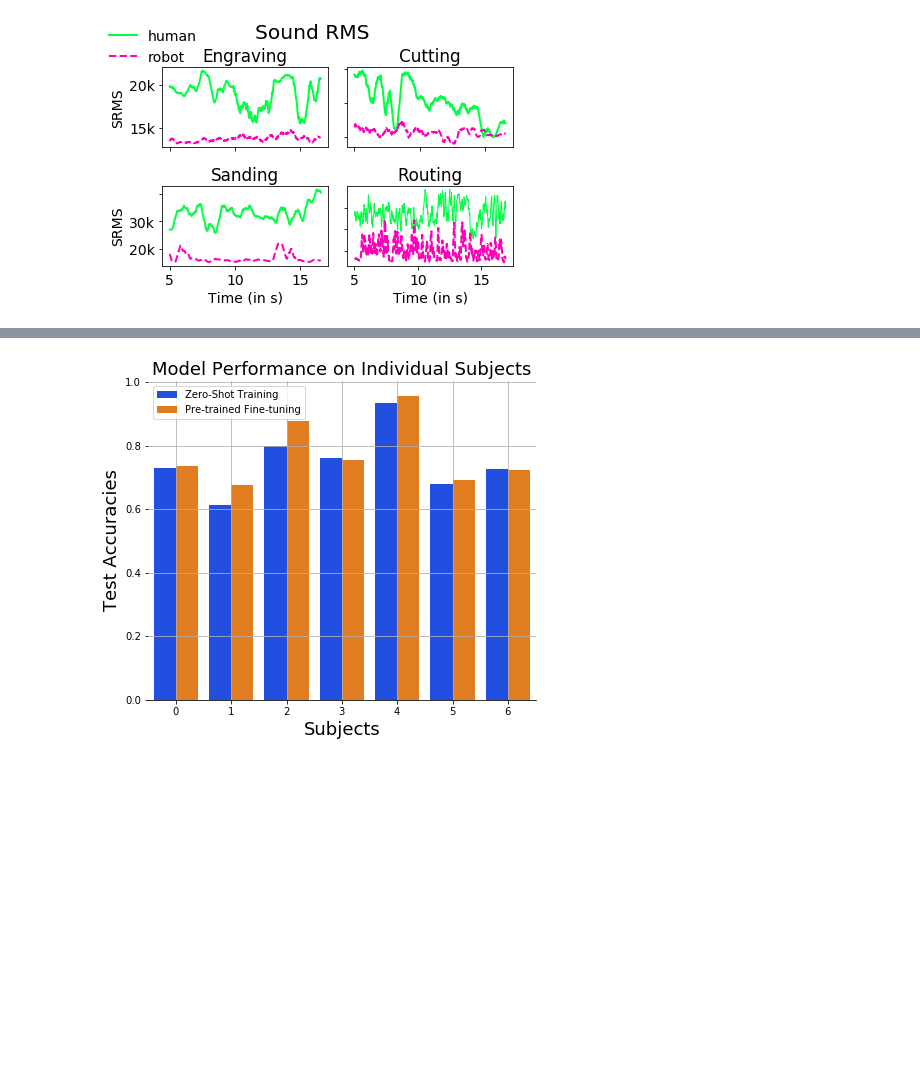
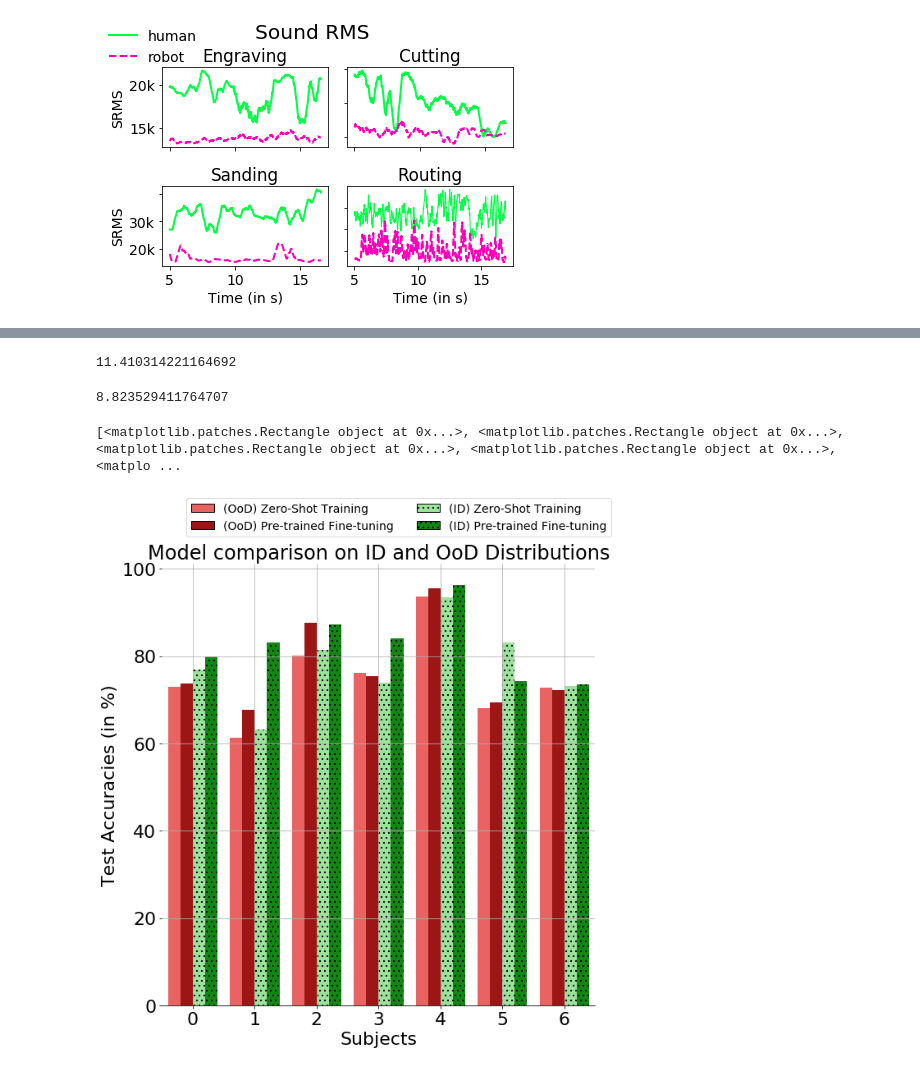
Before and after one commit to ss26/Smart-Tools, a Jupyter notebook: notebooks/plots.ipynb, the cells around one changed output, grey strips where cells are left out. Saved outputs shown, nothing was run; the diff lists cells and outputs as text; code cells hidden in the pictures; blank space fills up the shorter version.

```diff
--- a/notebooks/plots.ipynb
+++ b/notebooks/plots.ipynb
@@ -711,13 +761,0 @@ subjects_df
-# %%
-g = sns.catplot(
-    data=subjects_df, kind="bar",
-    x="subject", y="accuracy", hue="method", palette="bright", aspect=1.2, legend=False)
-g.despine(left=True)
-plt.xlabel("Subjects", fontsize=18)
-plt.ylabel("Test Accuracies", fontsize=18)
-plt.title("Model Performance on Individual Subjects", fontsize=18)
-plt.legend(loc='upper left')
-plt.grid()
-# g.legend.set_title("")
-# %% [output]
-[figure, removed]
@@ -723,0 +765,48 @@ plt.grid()
+# %%
+from statistics import mean
+
+(percent_improved(72,80)+ percent_improved(61,83)+percent_improved(80,87)+percent_improved(76,84)+percent_improved(93,96)+percent_improved(68,74)+percent_improved(73,74))/7
+# %% [output]
+11.410314221164692
+# %%
+percent_improved(68,74)
+# %% [output]
+8.823529411764707
+# %%
+# fig, ax = plt.subplots()
+
+palette = {
+    "(OoD) Zero-Shot Training" : "#ff4d4d",
+    "(OoD) Pre-trained Fine-tuning" : "#b30000",
+    "(ID) Zero-Shot Training" : "#90ee90",
+    "(ID) Pre-trained Fine-tuning" : "#009a00"
+}
+
+g = sns.catplot(
+    data=subjects_df, kind="bar",
+    x="subject", y="accuracy", hue="method", palette=palette, hatch="hatch pattern", height=8, aspect=1, legend=False)
+g.despine(left=True)
+
+hatches = [''] * 7 + [''] * 7 + ['..'] * 7 + ['..'] * 7
+
+print(g.axes[0,0].patches)
+for i, bar in enumerate(g.axes[0,0].patches):
+    bar.set_hatch(hatches[i])
+l = plt.legend(bbox_to_anchor=(1.05, 1.05), ncol=2, loc='lower right', prop={'size':14})
+for lp, hatch in zip(l.get_patches(), ['', '', '..', '..']):
+    lp.set_hatch(hatch)
+    lp.set_edgecolor('k')
+
+plt.grid()
+plt.xlabel("Subjects", fontsize=22)
+plt.xticks(fontsize=22)
+plt.yticks(fontsize=22)
+plt.ylabel("Test Accuracies (in %)", fontsize=22)
+plt.title("Model comparison on ID and OoD Distributions", fontsize=24)
+# plt.figure(dpi=600)
+
+plt.savefig(f"/home/ss26/Projects/Smart-Tools/progress/apr5/id_ood_barplot.png", bbox_inches='tight', dpi=600)
+# g.legend.set_title("")
+# %% [output]
+[<matplotlib.patches.Rectangle object at 0x...>, <matplotlib.patches.Rectangle object at 0x...>, <matplotlib.patches.Rectangle object at 0x...>, <matplotlib.patches.Rectangle object at 0x...>, <matplo ...
+[figure, added]
```
Also changed, not shown: parts of 9 cells of this notebook, 8 other files.
